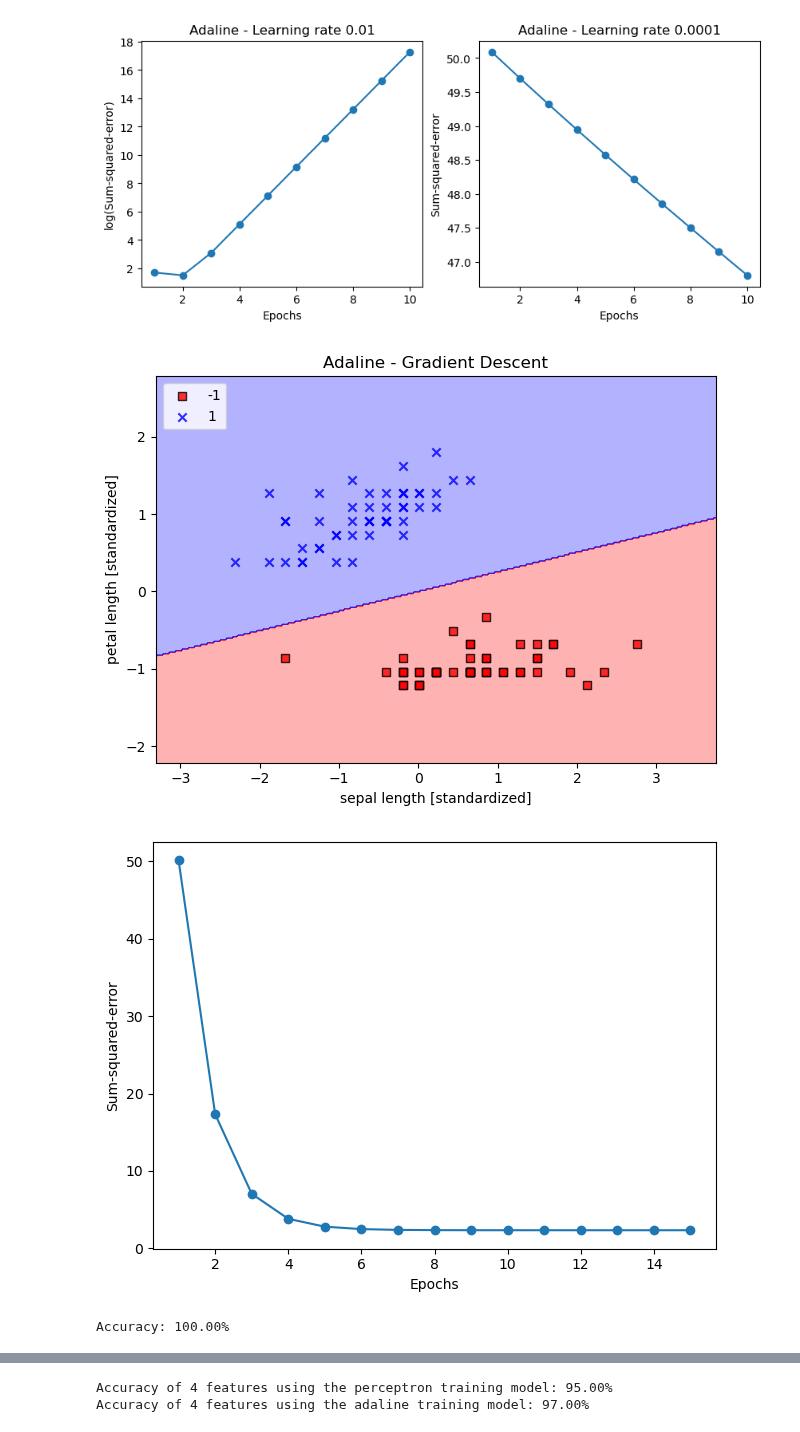
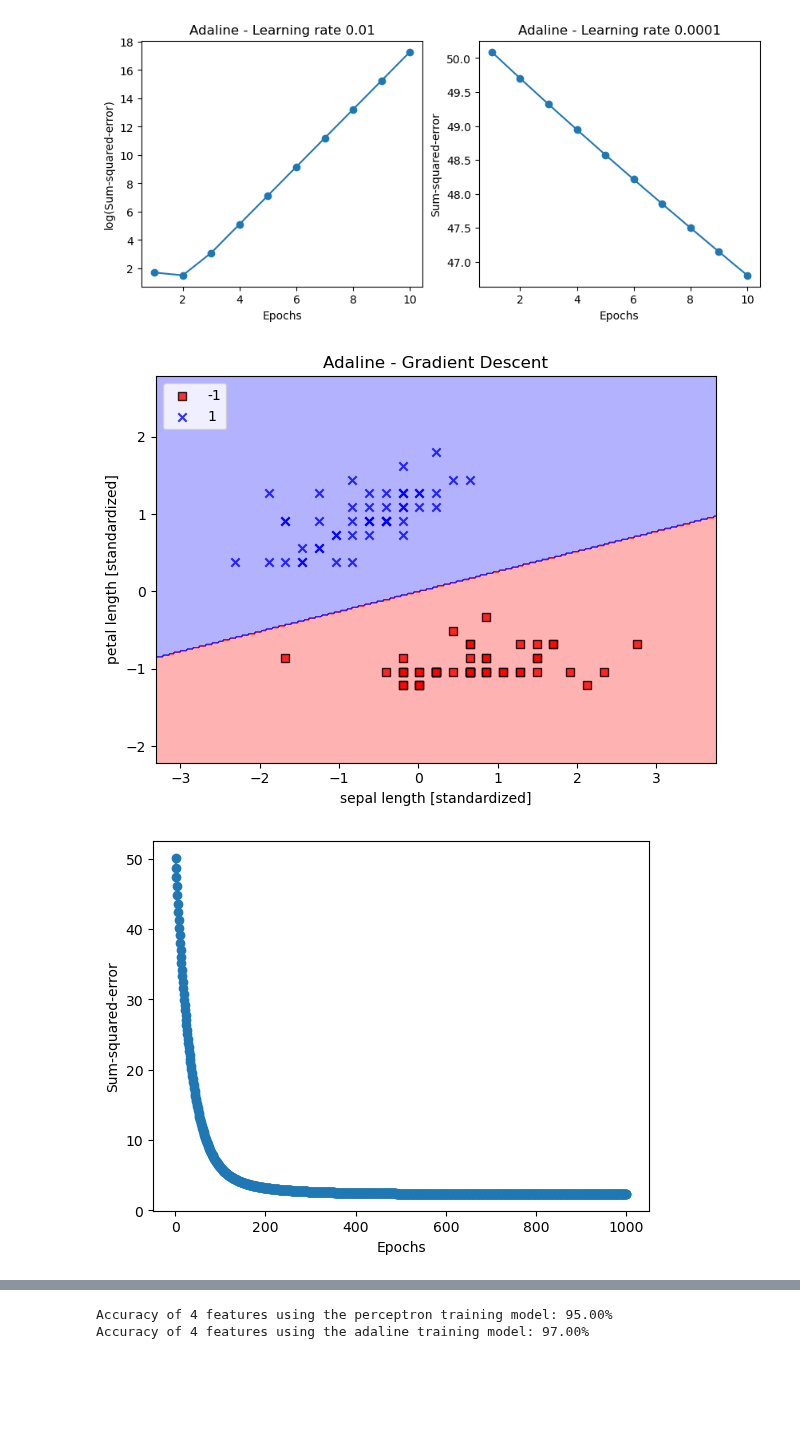
Before and after one commit to skg295/Machine_Learning, a Jupyter notebook: lab1_ml2024.ipynb, the cells around one changed output, grey strips where cells are left out. Drawn from its saved outputs; the diff is of its cells as text; code cells hidden in the pictures; blank space fills up the shorter version.

```diff
--- a/lab1_ml2024.ipynb
+++ b/lab1_ml2024.ipynb
@@ -303,7 +304,7 @@ feature_names = ['sepal length (cm)', 'sepal width (cm)', 'petal length (cm)', '
 X = df.iloc[0:100, [1, 3]].values
 
 # Train the perceptron model on the entire dataset
-perceptron = Perceptron(eta=.6, n_iter=1000, random_state=42)
+perceptron = Perceptron(eta=.01, n_iter=1000, random_state=42)
 perceptron.fit(X, y)
 
 # Make predictions on the same dataset
@@ -431,42 +432,42 @@ plt.show()
 # %% [output]
 [figure]
 # %%
+# select setosa and versicolor
+y = df.iloc[0:100, 4].values
+y = np.where(y == 'Iris-setosa', -1, np.where(y == 'Iris-versicolor', 1, 2))
+
+# extract dynamic axis
+feature_names = ['sepal length (cm)', 'sepal width (cm)', 'petal length (cm)', 'petal width (cm)']
+X = df.iloc[0:100, [1, 3]].values
+
 # standardize features
 X_std = np.copy(X)
 X_std[:, 0] = (X[:, 0] - X[:, 0].mean()) / X[:, 0].std()
 X_std[:, 1] = (X[:, 1] - X[:, 1].mean()) / X[:, 1].std()
 # %%
-ada_gd = AdalineGD(n_iter=15, eta=0.01)
+
+ada_gd = AdalineGD(n_iter=1000, eta=0.0001)
 ada_gd.fit(X_std, y)
-
 
 plot_decision_regions(X_std, y, classifier=ada_gd)
 plt.title('Adaline - Gradient Descent')
 plt.xlabel('sepal length [standardized]')
 plt.ylabel('petal length [standardized]')
 plt.legend(loc='upper left')
 plt.tight_layout()
 # plt.savefig('images/02_14_1.png', dpi=300)
 plt.show()
 
 plt.plot(range(1, len(ada_gd.cost_) + 1), ada_gd.cost_, marker='o')
 plt.xlabel('Epochs')
 plt.ylabel('Sum-squared-error')
 
-plt.tight_layout()
+#plt.tight_layout()
 # plt.savefig('images/02_14_2.png', dpi=300)
 plt.show()
-
-#calculate the accuracy
-y_pred = perceptron.predict(X)
-
-# Assuming y_true contains the true class labels and y_pred contains the predicted labels
-accuracy_result = accuracy_score(y, y_pred)
-print(f'Accuracy: {accuracy_result * 100:.2f}%')
 # %% [output]
 [figure]
-[figure, old version]
+[figure, new version]
-Accuracy: 100.00%
 # %%
 #Step 5 using 3 features to run on Perceptron and Adaline machine learning models
 %matplotlib inline
```
Also changed, not shown: parts of 6 cells of this notebook.
